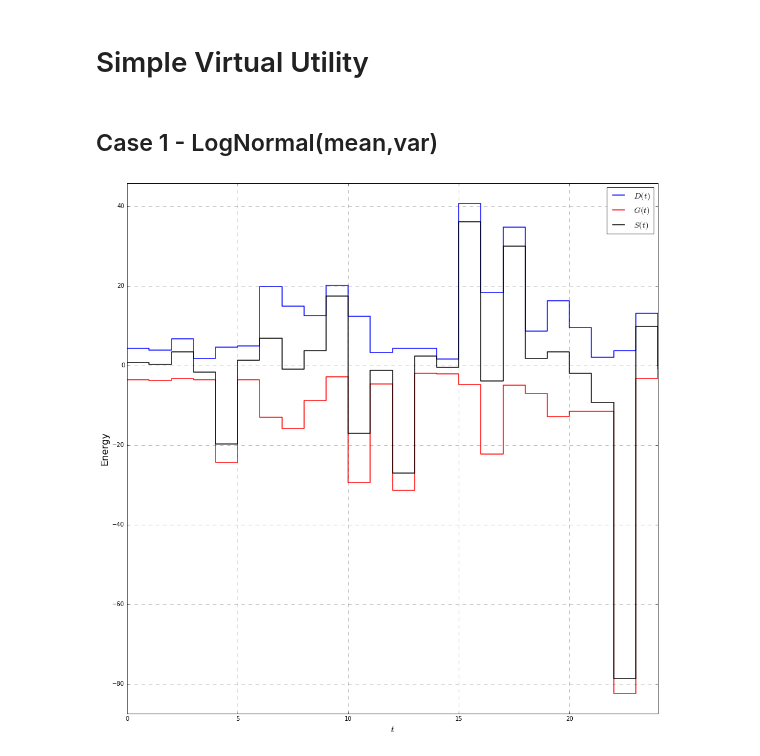
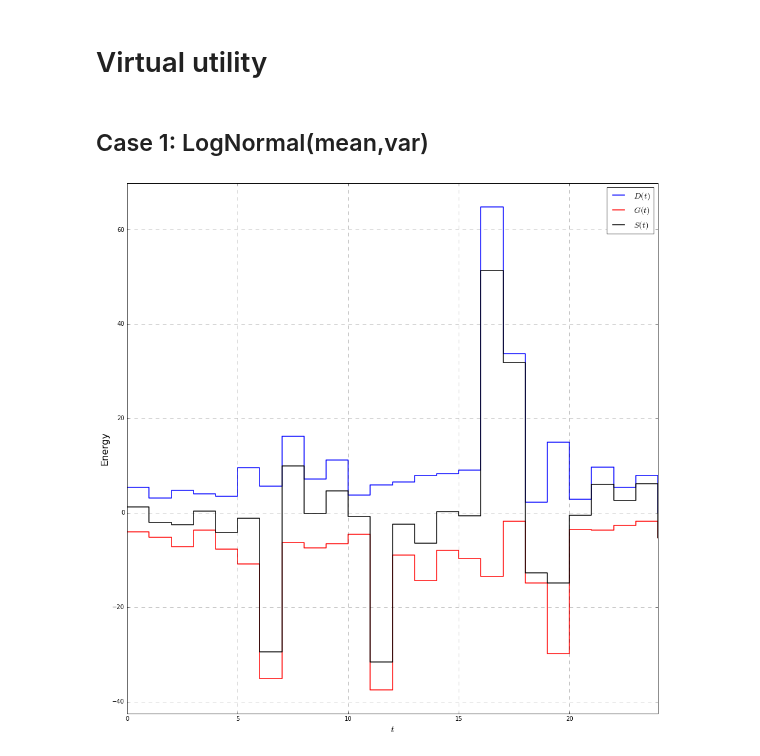
Before and after one commit to pedrohjn/simple-virtual-utility, a Jupyter notebook: Simple_Virtual_Utility.ipynb, the cells around one changed output. Drawn from its saved outputs; the diff is of its cells as text; code cells hidden in the pictures.

```diff
--- a/Simple_Virtual_Utility.ipynb
+++ b/Simple_Virtual_Utility.ipynb
@@ -1,35 +1,36 @@
 # %% [markdown]
-# Simple Virtual Utility
+# Virtual utility
 # %% [markdown]
-## Case 1 - LogNormal(mean,var)
+## Case 1: LogNormal(mean,var)
 # %%
 import numpy as np
 from matplotlib import pyplot as plt
 
 #Generation distribution
-N_gen = np.random.lognormal(2,1,26)
+N_gen = np.random.lognormal(1.5,1,26)
 
 #Consumption distribution
 N_cons = np.zeros(26)
 mu = [1,1,1,1,1,1,1,1.5,1.5,1.5,1.25,1.25,1.25,1.25,1.25,1.25,1.75,2.25,2.25,1.75,1.5,1,1,1,1]
 var = [1,1,1,1,1,1,1,1.25,1.25,1,1,1,1,1,1,1,1.5,1.5,1.5,1.5,1.5,1,1,1,1]
 for i in range(0, 25):
     N_cons[i] = np.random.lognormal(mu[i]*1.5,0.5*var[i])
+
+#Surplus and deficit
 S=N_cons - N_gen
 
-#Plot the difference: Consumption - Generation
+#Plot them all
 y = list(range(0, 26))
 plt.figure(figsize=(16,16), dpi=1200)
 plt.xlabel('$t$', fontsize=16)
 plt.ylabel('Energy', fontsize=16)
 plt.step(y,N_cons,'b', linewidth=1.5, label = "$D(t)$")
 plt.step(y,- N_gen,'r', linewidth=1.5, label = "$G(t)$")
 plt.step(y,S,'k', linewidth=1.5, label = "$S(t)$")
 plt.axis([0,24,-max(N_gen)-5,max(N_cons)+5])
 plt.grid(color='k', alpha=0.5, linestyle='dashed', linewidth=0.5)
 plt.legend( loc=1, fontsize=14)
 plt.show()
-#plt.savefig('example.pdf', bbox_inches='tight', pad_inches=0.1, dpi=300)
 # %% [output]
-[figure, old version]
+[figure, new version]
 # %%
```
Also changed, not shown: parts of 2 cells of this notebook.
